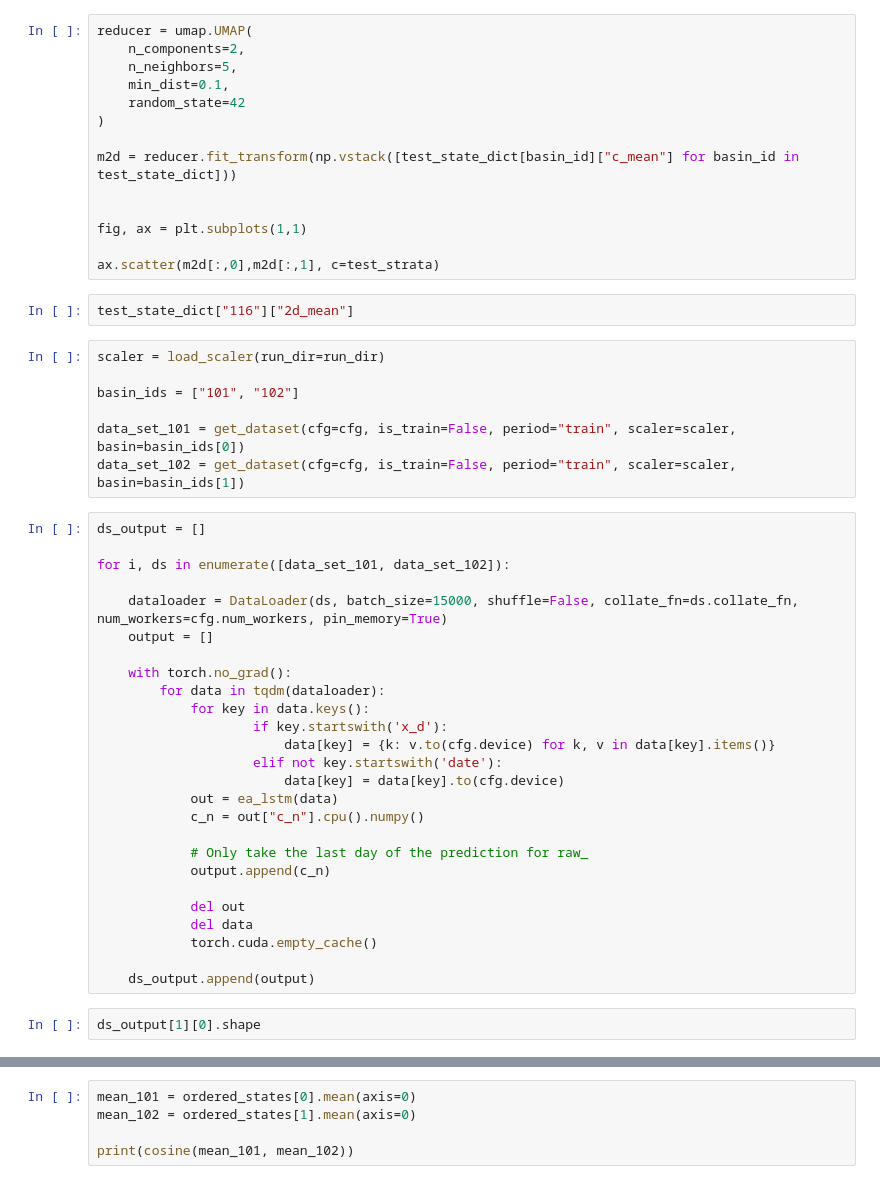
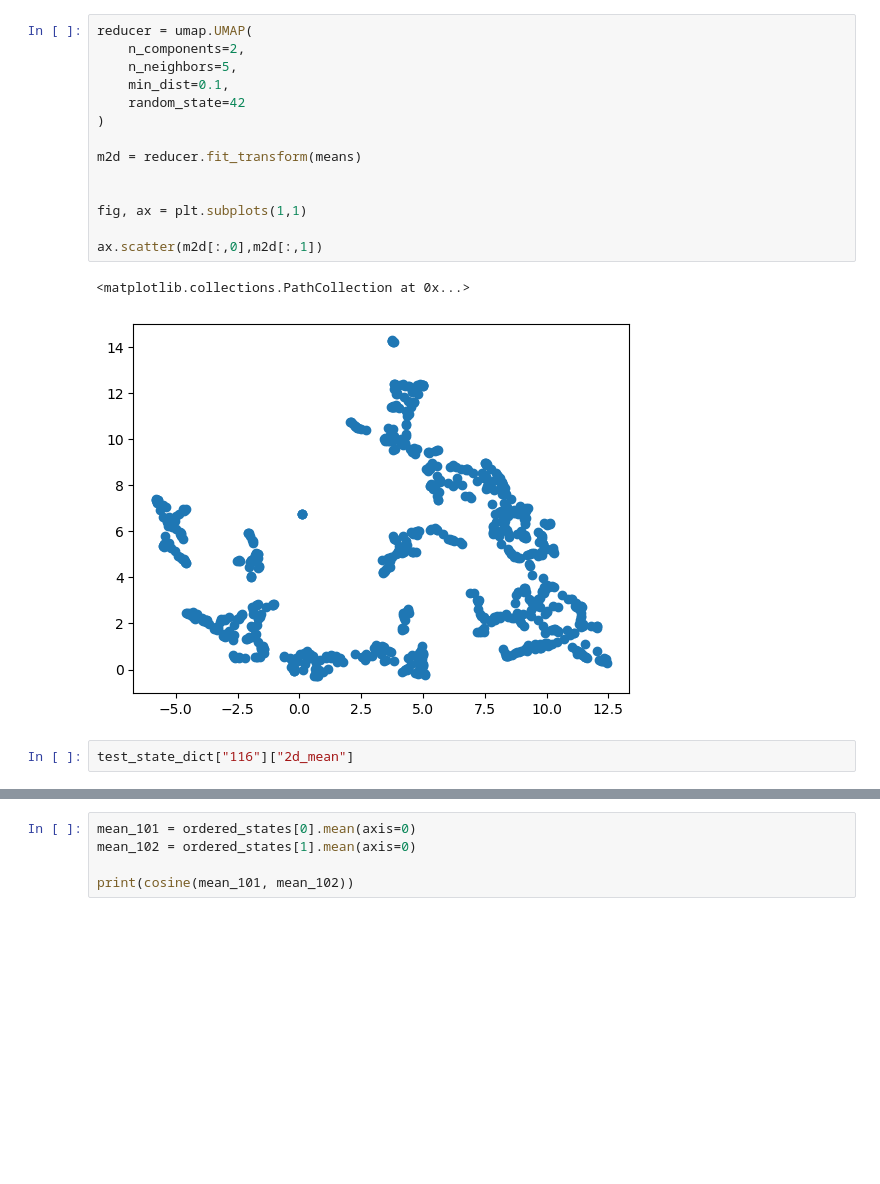
Before and after one commit to tripleUU-U/lamah-ce_lstm, a Jupyter notebook: analysis/state_analysis.ipynb, the cells around one changed output, grey strips where cells are left out. Drawn from its saved outputs; the diff is of its cells as text; blank space fills up the shorter version.

```diff
--- a/analysis/state_analysis.ipynb
+++ b/analysis/state_analysis.ipynb
@@ -318,51 +73,19 @@ test_strata = strata_map.iloc[[int(k) for k in test_state_dict],0]
 # %%
 reducer = umap.UMAP(
     n_components=2,
     n_neighbors=5,
     min_dist=0.1,
     random_state=42
 )
 
-m2d = reducer.fit_transform(np.vstack([test_state_dict[basin_id]["c_mean"] for basin_id in test_state_dict]))
+m2d = reducer.fit_transform(means)
 
 
 fig, ax = plt.subplots(1,1)
 
-ax.scatter(m2d[:,0],m2d[:,1], c=test_strata)
+ax.scatter(m2d[:,0],m2d[:,1])
+# %% [output]
+<matplotlib.collections.PathCollection at 0x...>
+[figure, added]
 # %%
 test_state_dict["116"]["2d_mean"]
-# %%
-scaler = load_scaler(run_dir=run_dir)
-
-basin_ids = ["101", "102"]
-
-data_set_101 = get_dataset(cfg=cfg, is_train=False, period="train", scaler=scaler, basin=basin_ids[0])
-data_set_102 = get_dataset(cfg=cfg, is_train=False, period="train", scaler=scaler, basin=basin_ids[1])
-# %%
-ds_output = []
-
-for i, ds in enumerate([data_set_101, data_set_102]):
-
-    dataloader = DataLoader(ds, batch_size=15000, shuffle=False, collate_fn=ds.collate_fn, num_workers=cfg.num_workers, pin_memory=True)
-    output = []
-
-    with torch.no_grad():
-        for data in tqdm(dataloader):
-            for key in data.keys():
-                    if key.startswith('x_d'):
-                        data[key] = {k: v.to(cfg.device) for k, v in data[key].items()}
-                    elif not key.startswith('date'):
-                        data[key] = data[key].to(cfg.device)
-            out = ea_lstm(data)
-            c_n = out["c_n"].cpu().numpy()
-
-            # Only take the last day of the prediction for raw_
-            output.append(c_n)
-
-            del out
-            del data
-            torch.cuda.empty_cache()
-
-    ds_output.append(output)
-# %%
-ds_output[1][0].shape
```
Also changed, not shown: parts of 23 cells of this notebook, 4 other files.
